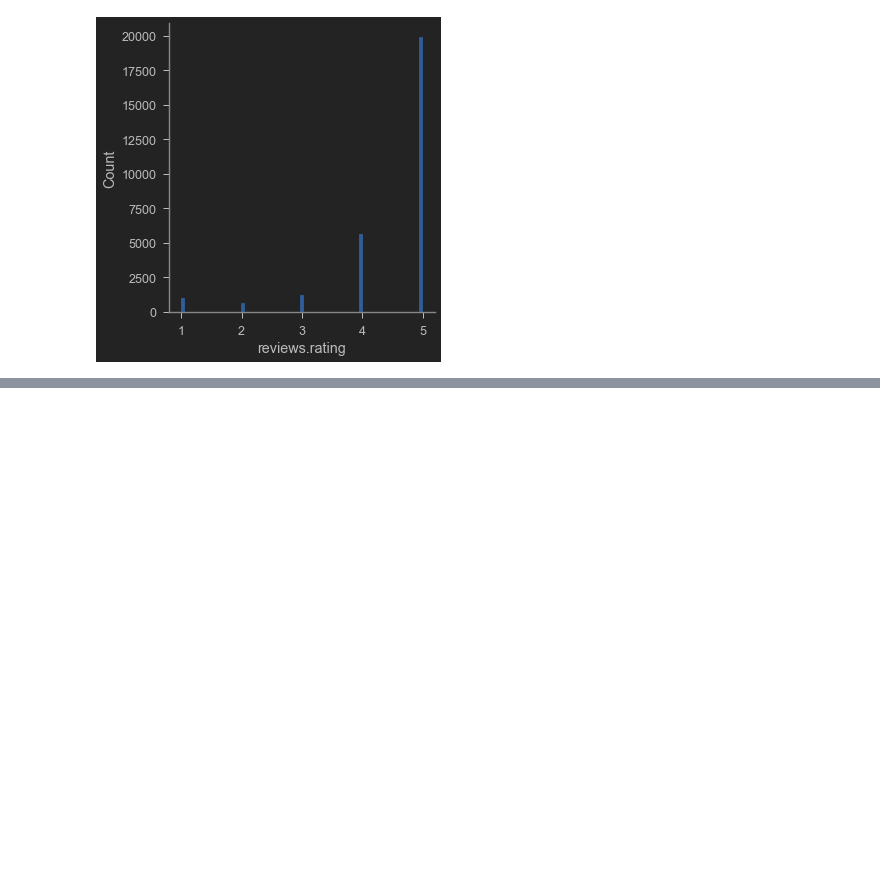
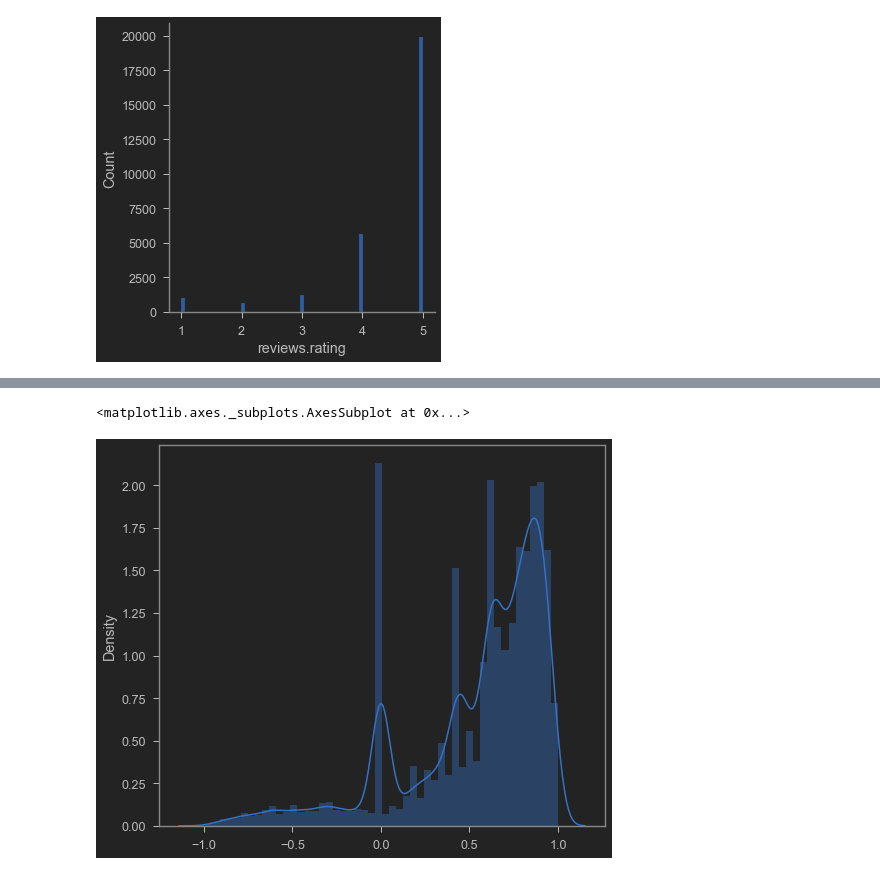
Before and after one commit to racyriaz/nlp, a Jupyter notebook: amazon-sentiment-analysis.ipynb, the cells around one changed output, grey strips where cells are left out. Cells and saved outputs as stored; diff of their text form; code cells hidden in the pictures; blank space fills up the shorter version.

```diff
--- a/amazon-sentiment-analysis.ipynb
+++ b/amazon-sentiment-analysis.ipynb
@@ -143,0 +95,5 @@ sns.distplot(x=df['s.score'])
+# %%
+sns.distplot(x=df['s.score.text'])
+# %% [output]
+<matplotlib.axes._subplots.AxesSubplot at 0x...>
+[figure, added]
```
Also changed, not shown: parts of 5 cells of this notebook.
